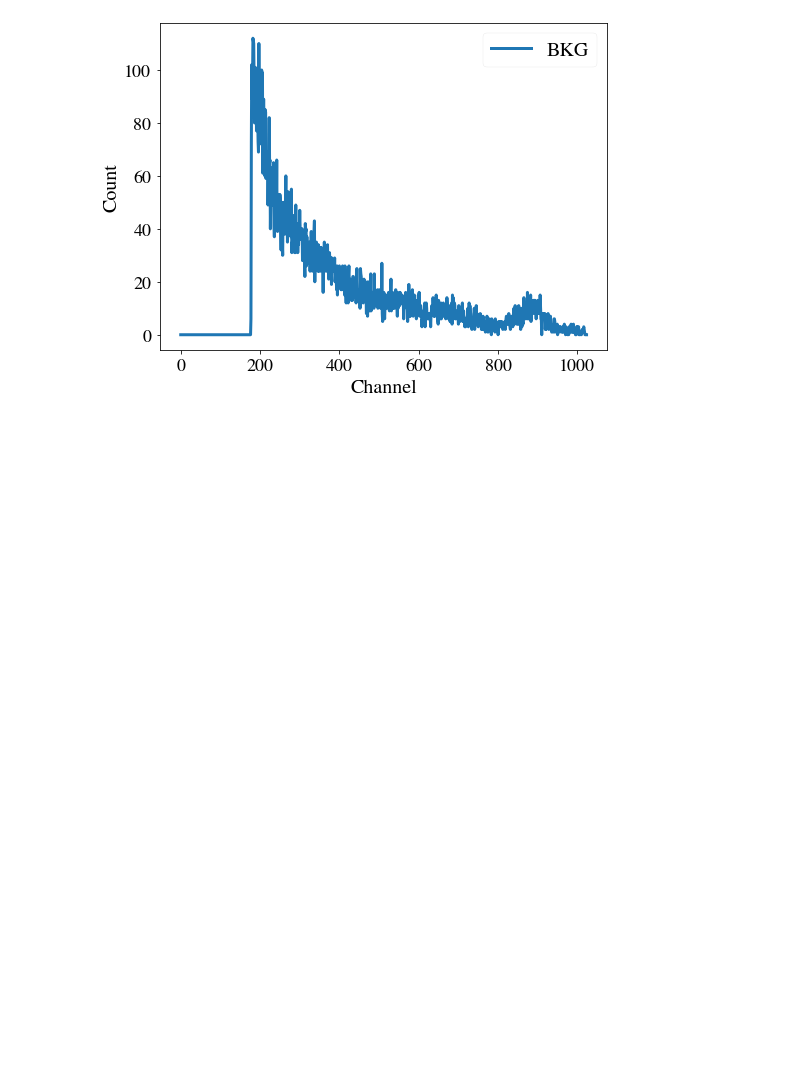
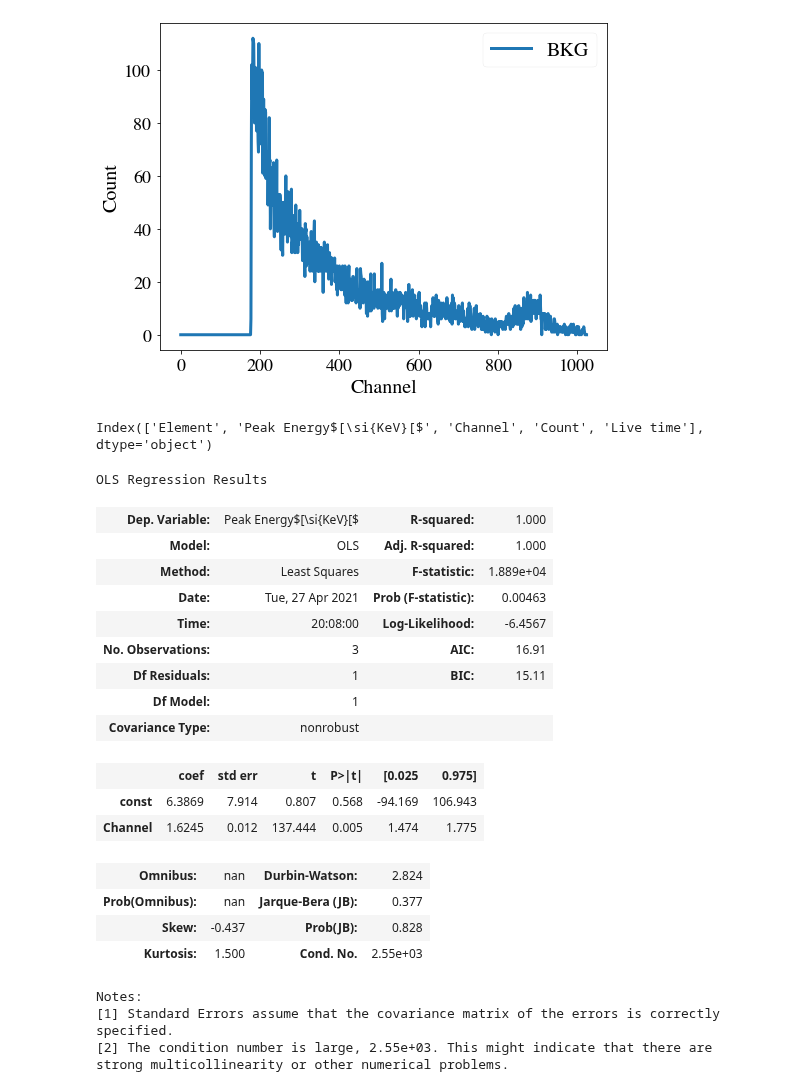
Before and after one commit to DickyChant/AdvNuclExp, a Jupyter notebook: Exp4/analysis/analysis.ipynb, the cells around one changed output. Drawn from its saved outputs; the diff is of its cells as text; code cells hidden in the pictures; blank space fills up the shorter version.

```diff
--- a/Exp4/analysis/analysis.ipynb
+++ b/Exp4/analysis/analysis.ipynb
@@ -47,0 +54,33 @@ for key in fname:
+# %%
+cali1.keys()
+# %% [output]
+Index(['Element', 'Peak Energy$[\si{KeV}[$', 'Channel', 'Count', 'Live time'], dtype='object')
+# %%
+X_cali = sm.add_constant(cali1['Channel'])
+Y_cali = cali1['Peak Energy$[\si{KeV}[$']
+# %%
+lm1 = sm.OLS(Y_cali,X_cali)
+lm1_res = lm1.fit()
+lm1_res.summary()
+# %% [output]
+OLS Regression Results
+| Dep. Variable: | Peak Energy$[\si{KeV}[$ | R-squared: | 1.000 |
+| Model: | OLS | Adj. R-squared: | 1.000 |
+| Method: | Least Squares | F-statistic: | 1.889e+04 |
+| Date: | Tue, 27 Apr 2021 | Prob (F-statistic): | 0.00463 |
+| Time: | 20:08:00 | Log-Likelihood: | -6.4567 |
+| No. Observations: | 3 | AIC: | 16.91 |
+| Df Residuals: | 1 | BIC: | 15.11 |
+| Df Model: | 1 |  |  |
+| Covariance Type: | nonrobust |  |  |
+|  | coef | std err | t | P>|t| | [0.025 | 0.975] |
+| const | 6.3869 | 7.914 | 0.807 | 0.568 | -94.169 | 106.943 |
+| Channel | 1.6245 | 0.012 | 137.444 | 0.005 | 1.474 | 1.775 |
+| Omnibus: | nan | Durbin-Watson: | 2.824 |
+| Prob(Omnibus): | nan | Jarque-Bera (JB): | 0.377 |
+| Skew: | -0.437 | Prob(JB): | 0.828 |
+| Kurtosis: | 1.500 | Cond. No. | 2.55e+03 |
+Notes:
+[1] Standard Errors assume that the covariance matrix of the errors is correctly specified.
+[2] The condition number is large, 2.55e+03. This might indicate that there are
+strong multicollinearity or other numerical problems.
```
Also changed, not shown: parts of 8 cells of this notebook, 18 other files.
